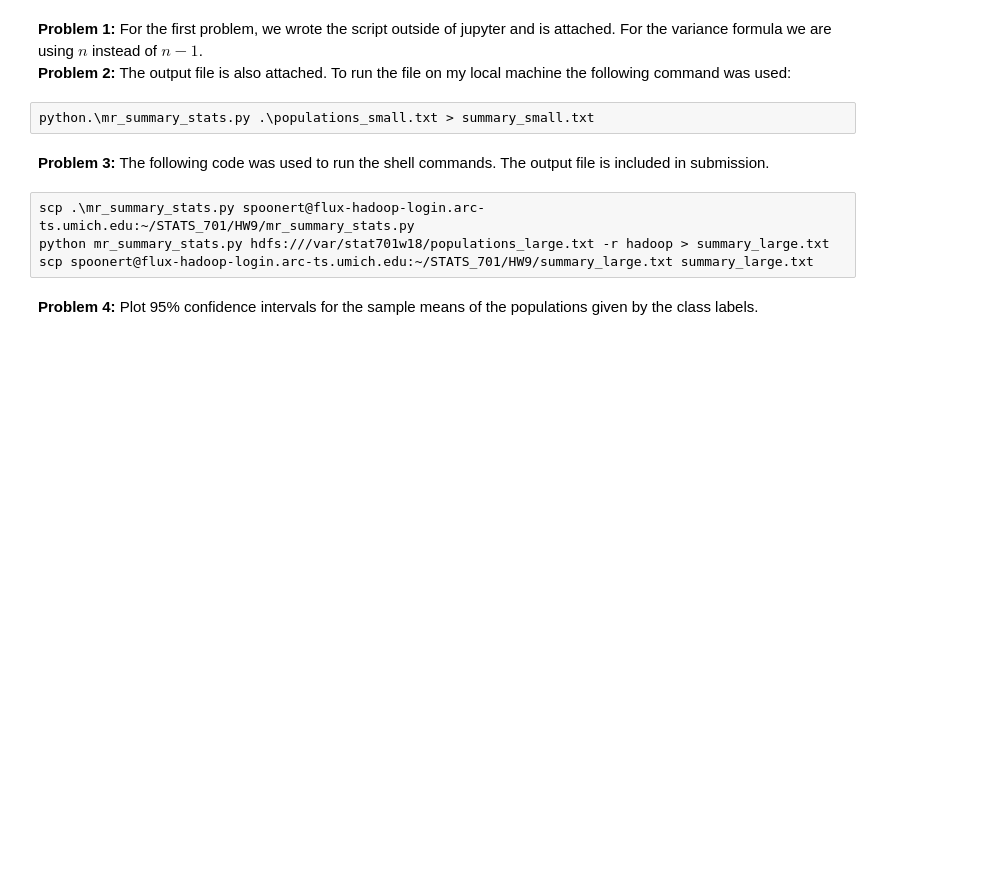
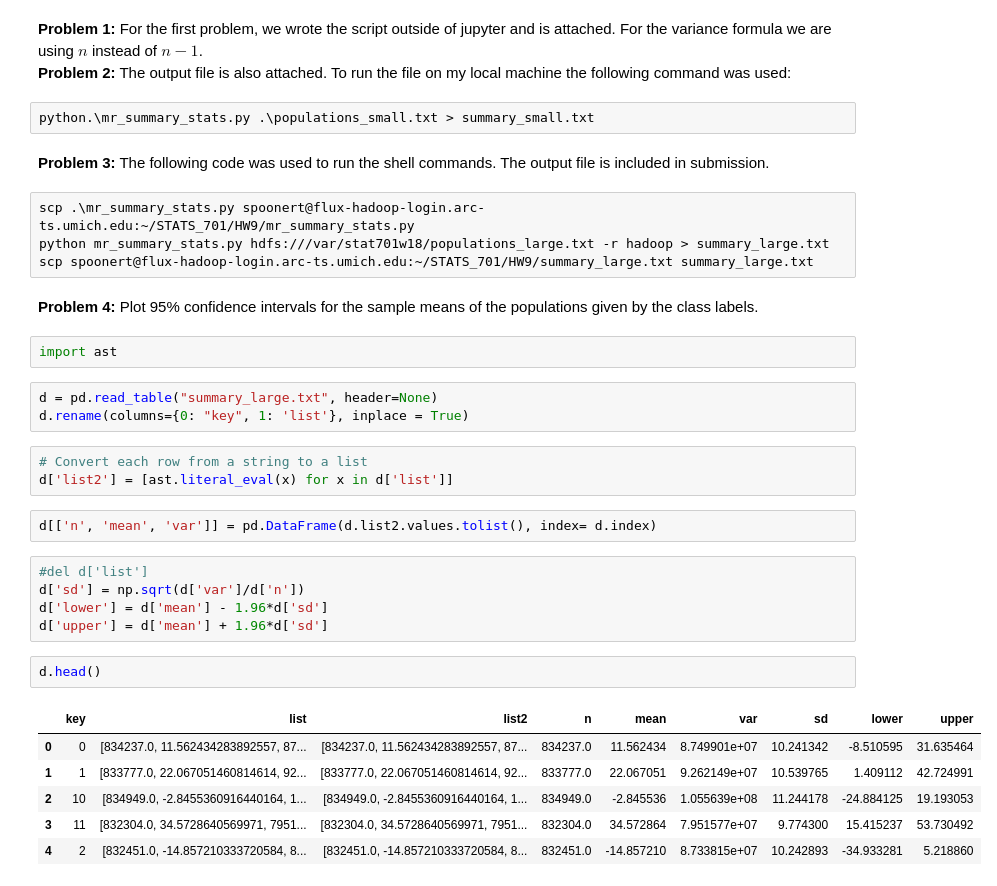
Before and after one commit to spoonertaylor/STATS_701, a Jupyter notebook: HW9 MapReduce, Hadoop and Spark/spoonert.hw9.ipynb, the cells around one changed output. Cells and saved outputs as stored; diff of their text form; blank space fills up the shorter version.

```diff
--- a/HW9 MapReduce, Hadoop and Spark/spoonert.hw9.ipynb
+++ b/HW9 MapReduce, Hadoop and Spark/spoonert.hw9.ipynb
@@ -82,3 +80,27 @@ python mr_summary_stats.py hdfs:///var/stat701w18/populations_large.txt -r hadoo
 scp spoonert@flux-hadoop-login.arc-ts.umich.edu:~/STATS_701/HW9/summary_large.txt summary_large.txt
 # %% [markdown]
 **Problem 4:** Plot 95% confidence intervals for the sample means of the populations given by the class labels.
+# %%
+import ast
+# %%
+d = pd.read_table("summary_large.txt", header=None)
+d.rename(columns={0: "key", 1: 'list'}, inplace = True)
+# %%
+# Convert each row from a string to a list
+d['list2'] = [ast.literal_eval(x) for x in d['list']]
+# %%
+d[['n', 'mean', 'var']] = pd.DataFrame(d.list2.values.tolist(), index= d.index)
+# %%
+#del d['list']
+d['sd'] = np.sqrt(d['var']/d['n'])
+d['lower'] = d['mean'] - 1.96*d['sd']
+d['upper'] = d['mean'] + 1.96*d['sd']
+# %%
+d.head()
+# %% [output]
+|  | key | list | list2 | n | mean | var | sd | lower | upper |
+| 0 | 0 | [834237.0, 11.562434283892557, 87... | [834237.0, 11.562434283892557, 87... | 834237.0 | 11.562434 | 8.749901e+07 | 10.241342 | -8.510595 | 31.635464 |
+| 1 | 1 | [833777.0, 22.067051460814614, 92... | [833777.0, 22.067051460814614, 92... | 833777.0 | 22.067051 | 9.262149e+07 | 10.539765 | 1.409112 | 42.724991 |
+| 2 | 10 | [834949.0, -2.8455360916440164, 1... | [834949.0, -2.8455360916440164, 1... | 834949.0 | -2.845536 | 1.055639e+08 | 11.244178 | -24.884125 | 19.193053 |
+| 3 | 11 | [832304.0, 34.5728640569971, 7951... | [832304.0, 34.5728640569971, 7951... | 832304.0 | 34.572864 | 7.951577e+07 | 9.774300 | 15.415237 | 53.730492 |
+| 4 | 2 | [832451.0, -14.857210333720584, 8... | [832451.0, -14.857210333720584, 8... | 832451.0 | -14.857210 | 8.733815e+07 | 10.242893 | -34.933281 | 5.218860 |
```
Also changed, not shown: parts of 24 cells of this notebook, 2 other files.
